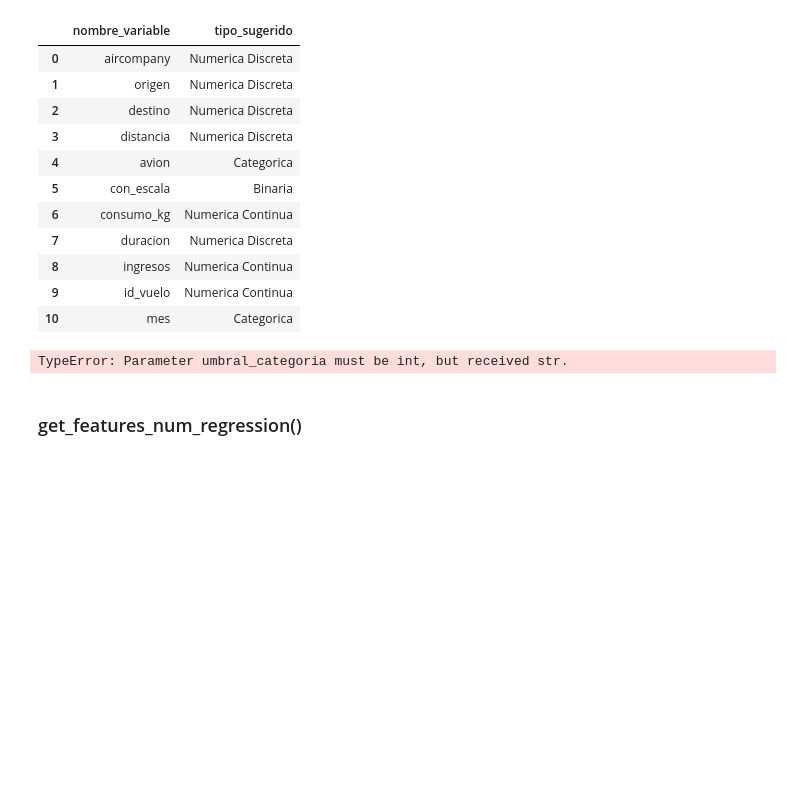
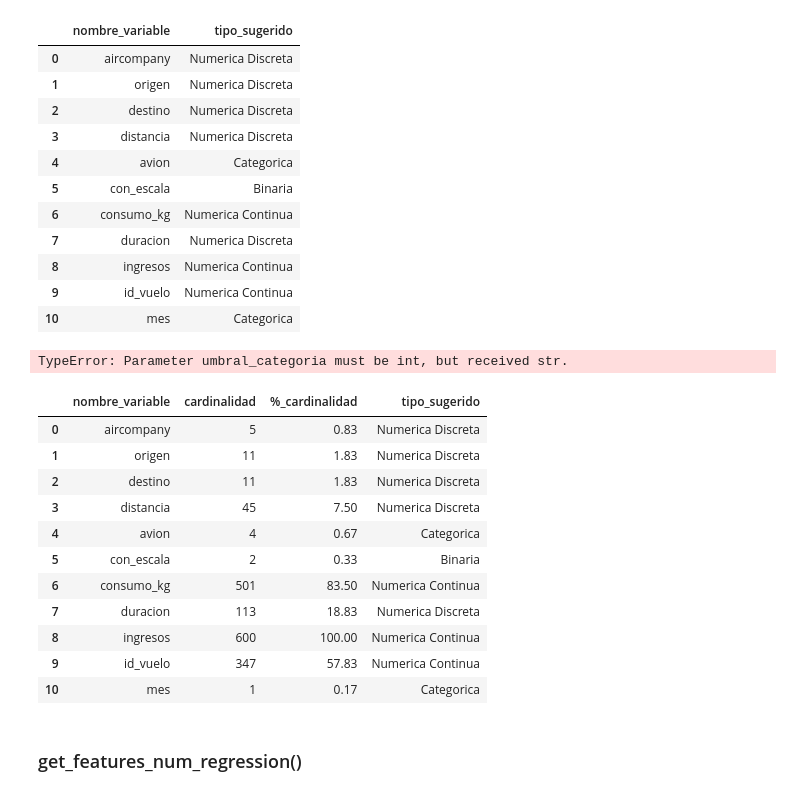
Before and after one commit to mardelmir/Team_Challege_Toolbox_I, a Jupyter notebook: test_toolbox_ML.ipynb, the cells around one changed output. Drawn from its saved outputs; the diff is of its cells as text; code cells hidden in the pictures; blank space fills up the shorter version.

```diff
--- a/test_toolbox_ML.ipynb
+++ b/test_toolbox_ML.ipynb
@@ -56,6 +66,21 @@ tb.tipifica_variables(flights_df, 5, 40)
 tb.tipifica_variables(flights_df, '5', 40)
 # %% [output]
 TypeError: Parameter umbral_categoria must be int, but received str.
+# %%
+tbe.tipifica_variables_extra(flights_df, 5, 40, show_cardinality = True, show_percentage = True)
+# %% [output]
+|  | nombre_variable | cardinalidad | %_cardinalidad | tipo_sugerido |
+| 0 | aircompany | 5 | 0.83 | Numerica Discreta |
+| 1 | origen | 11 | 1.83 | Numerica Discreta |
+| 2 | destino | 11 | 1.83 | Numerica Discreta |
+| 3 | distancia | 45 | 7.50 | Numerica Discreta |
+| 4 | avion | 4 | 0.67 | Categorica |
+| 5 | con_escala | 2 | 0.33 | Binaria |
+| 6 | consumo_kg | 501 | 83.50 | Numerica Continua |
+| 7 | duracion | 113 | 18.83 | Numerica Discreta |
+| 8 | ingresos | 600 | 100.00 | Numerica Continua |
+| 9 | id_vuelo | 347 | 57.83 | Numerica Continua |
+| 10 | mes | 1 | 0.17 | Categorica |
 # %% [markdown]
 ### get_features_num_regression()
 # %%
```
Also changed, not shown: parts of 2 cells of this notebook.
